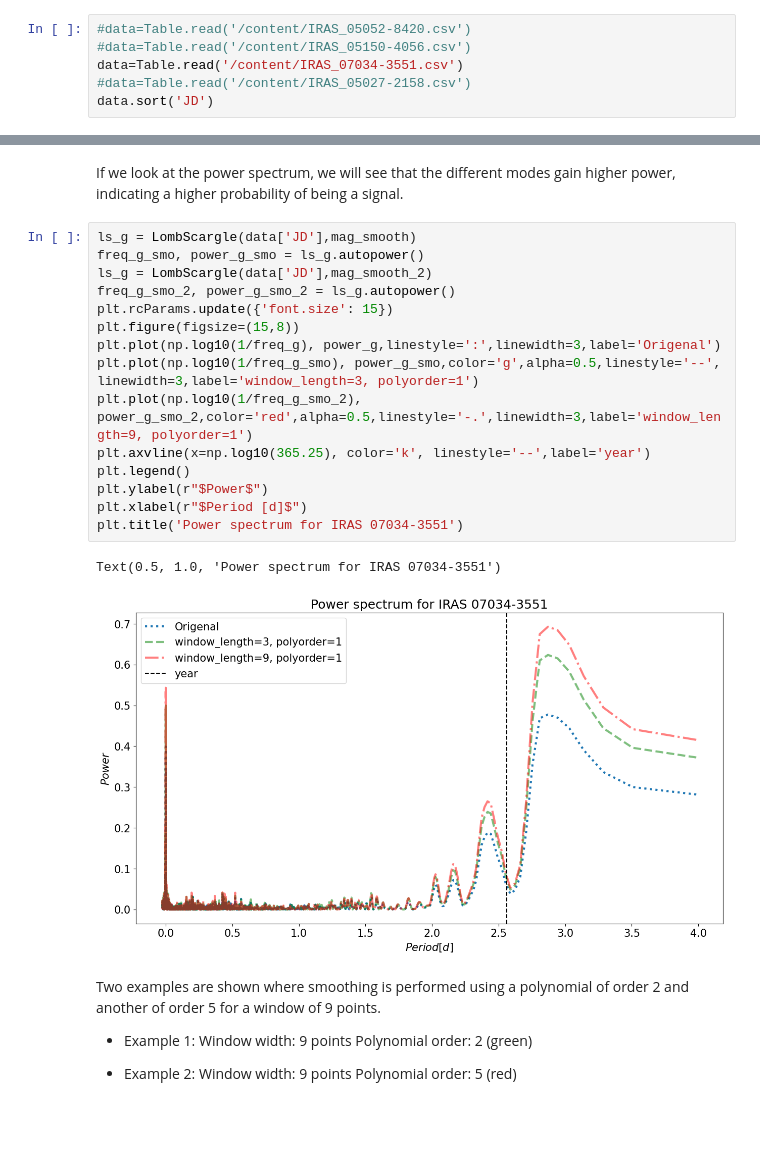
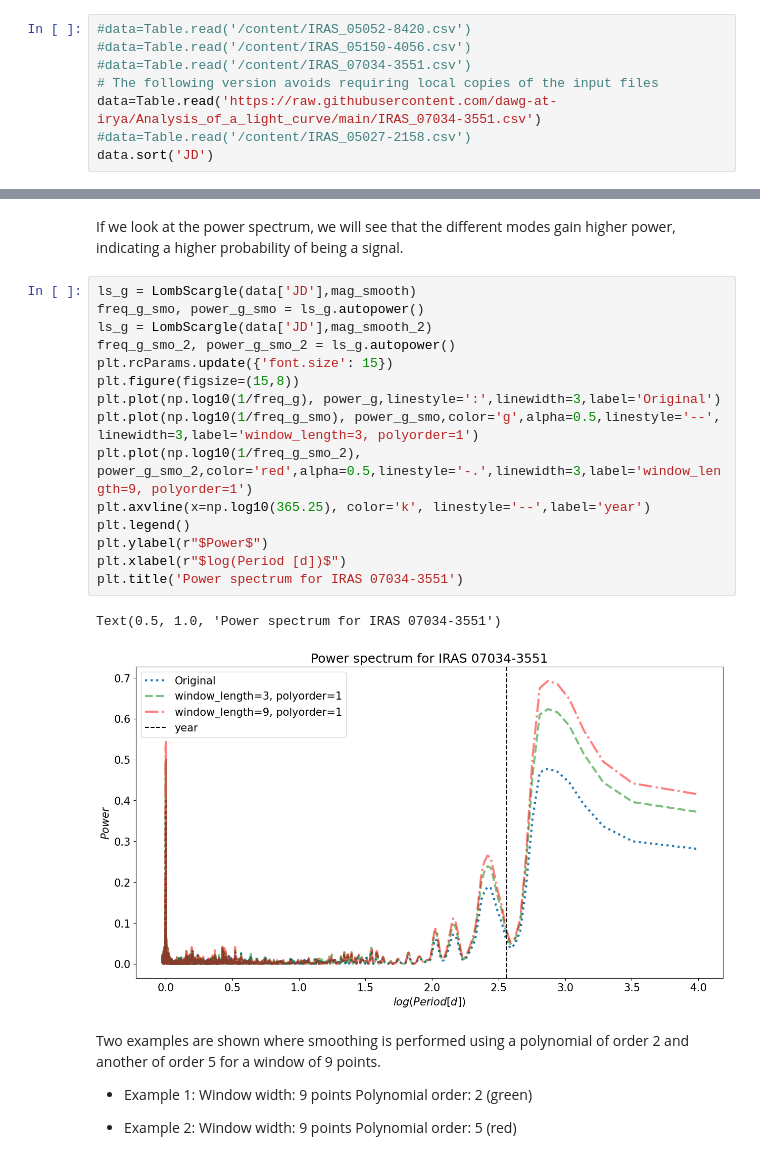
Before and after one commit to dawg-at-irya/Analysis_of_a_light_curve, a Jupyter notebook: Analysis_of_a_light_curve.ipynb, the cells around one changed output, grey strips where cells are left out. Saved outputs shown, nothing was run; the diff lists cells and outputs as text; blank space fills up the shorter version.

```diff
--- a/Analysis_of_a_light_curve.ipynb
+++ b/Analysis_of_a_light_curve.ipynb
@@ -13,7 +13,9 @@ from scipy import signal
 # %%
 #data=Table.read('/content/IRAS_05052-8420.csv')
 #data=Table.read('/content/IRAS_05150-4056.csv')
-data=Table.read('/content/IRAS_07034-3551.csv')
+#data=Table.read('/content/IRAS_07034-3551.csv')
+# The following version avoids requiring local copies of the input files
+data=Table.read('https://raw.githubusercontent.com/dawg-at-irya/Analysis_of_a_light_curve/main/IRAS_07034-3551.csv')
 #data=Table.read('/content/IRAS_05027-2158.csv')
 data.sort('JD')
 # %% [markdown]
@@ -106,21 +110,21 @@ If we look at the power spectrum, we will see that the different modes gain high
 # %%
 ls_g = LombScargle(data['JD'],mag_smooth)
 freq_g_smo, power_g_smo = ls_g.autopower()
 ls_g = LombScargle(data['JD'],mag_smooth_2)
 freq_g_smo_2, power_g_smo_2 = ls_g.autopower()
 plt.rcParams.update({'font.size': 15})
 plt.figure(figsize=(15,8))
-plt.plot(np.log10(1/freq_g), power_g,linestyle=':',linewidth=3,label='Origenal')
+plt.plot(np.log10(1/freq_g), power_g,linestyle=':',linewidth=3,label='Original')
 plt.plot(np.log10(1/freq_g_smo), power_g_smo,color='g',alpha=0.5,linestyle='--', linewidth=3,label='window_length=3, polyorder=1')
 plt.plot(np.log10(1/freq_g_smo_2), power_g_smo_2,color='red',alpha=0.5,linestyle='-.',linewidth=3,label='window_length=9, polyorder=1')
 plt.axvline(x=np.log10(365.25), color='k', linestyle='--',label='year')
 plt.legend()
 plt.ylabel(r"$Power$")
-plt.xlabel(r"$Period [d]$")
+plt.xlabel(r"$log(Period [d])$")
 plt.title('Power spectrum for IRAS 07034-3551')
 # %% [output]
 Text(0.5, 1.0, 'Power spectrum for IRAS 07034-3551')
-[figure, old version]
+[figure, new version]
 # %% [markdown]
 Two examples are shown where smoothing is performed using a polynomial of order 2 and another of order 5 for a window of 9 points.
 
```
Also changed, not shown: parts of 10 cells of this notebook.
